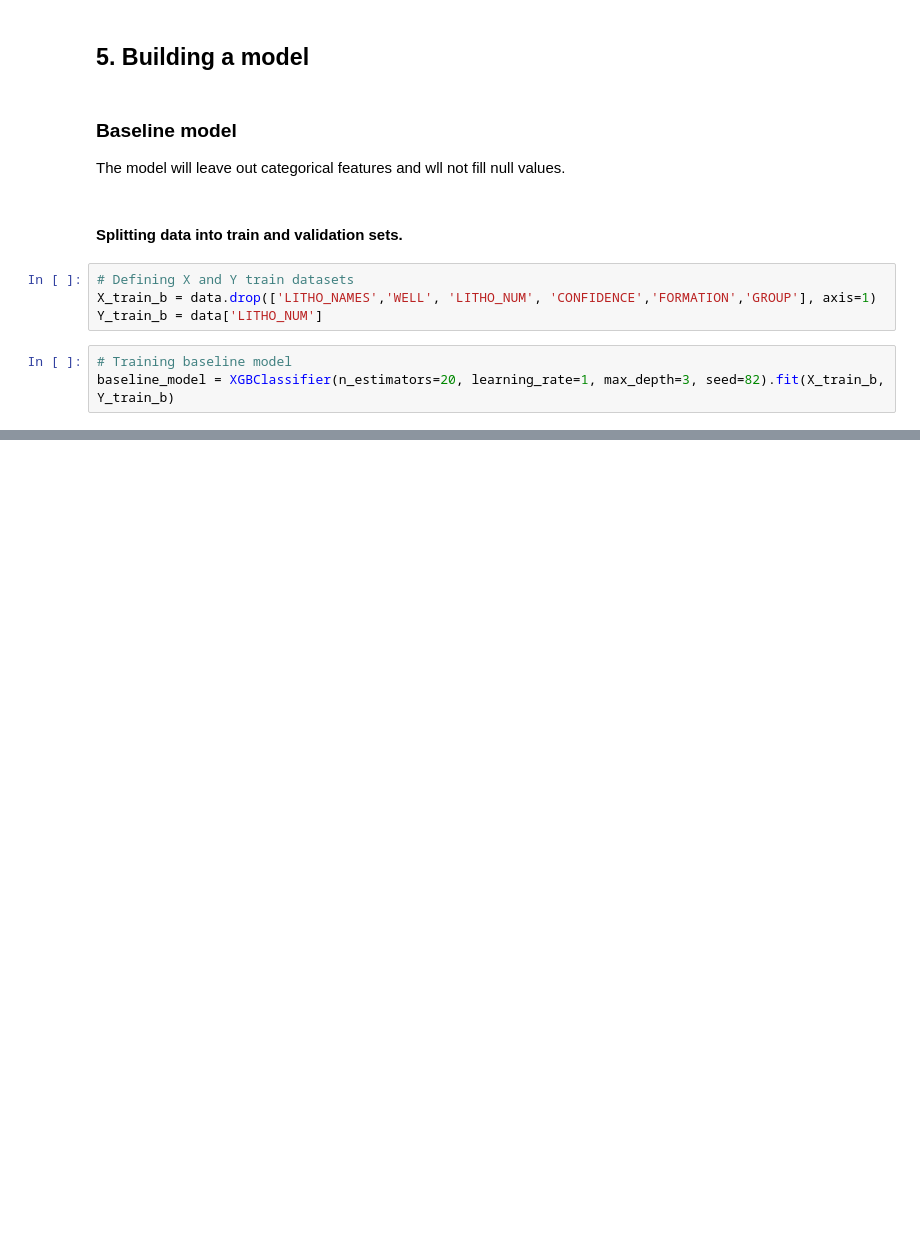
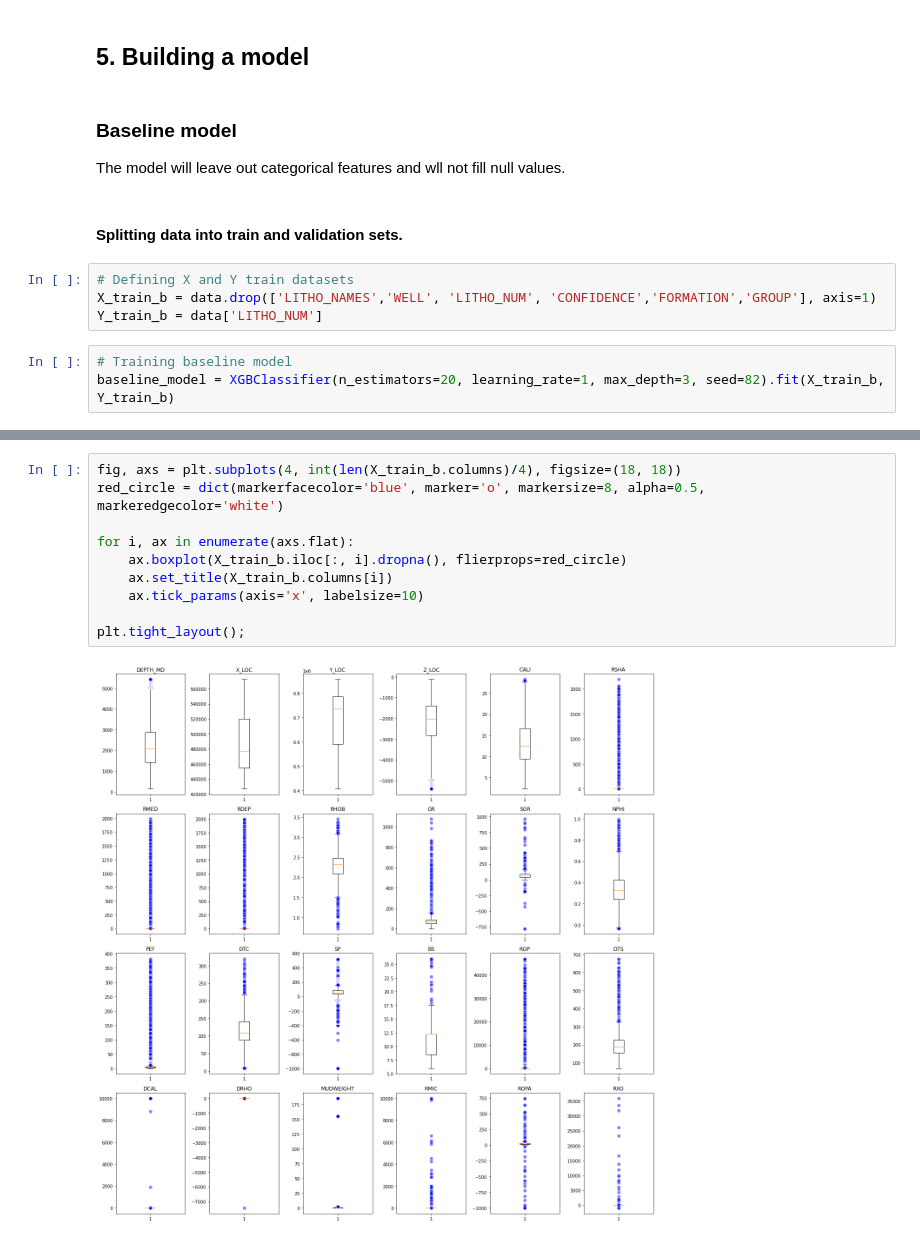
Before and after one commit to Dnbg1982/Oil-Gas-Projects, a Jupyter notebook: Exploration/Notebooks/LAS Files.ipynb, the cells around one changed output, grey strips where cells are left out. Drawn from its saved outputs; the diff is of its cells as text; blank space fills up the shorter version.

```diff
--- a/Exploration/Notebooks/LAS Files.ipynb
+++ b/Exploration/Notebooks/LAS Files.ipynb
@@ -307,0 +342,12 @@ plot_importance(booster = baseline_model, height = 1.0, importance_type = 'gain'
+# %%
+fig, axs = plt.subplots(4, int(len(X_train_b.columns)/4), figsize=(18, 18))
+red_circle = dict(markerfacecolor='blue', marker='o', markersize=8, alpha=0.5, markeredgecolor='white')
+
+for i, ax in enumerate(axs.flat):
+    ax.boxplot(X_train_b.iloc[:, i].dropna(), flierprops=red_circle)
+    ax.set_title(X_train_b.columns[i])
+    ax.tick_params(axis='x', labelsize=10)
+
+plt.tight_layout();
+# %% [output]
+[figure, added]
```
Also changed, not shown: parts of 8 cells of this notebook.
